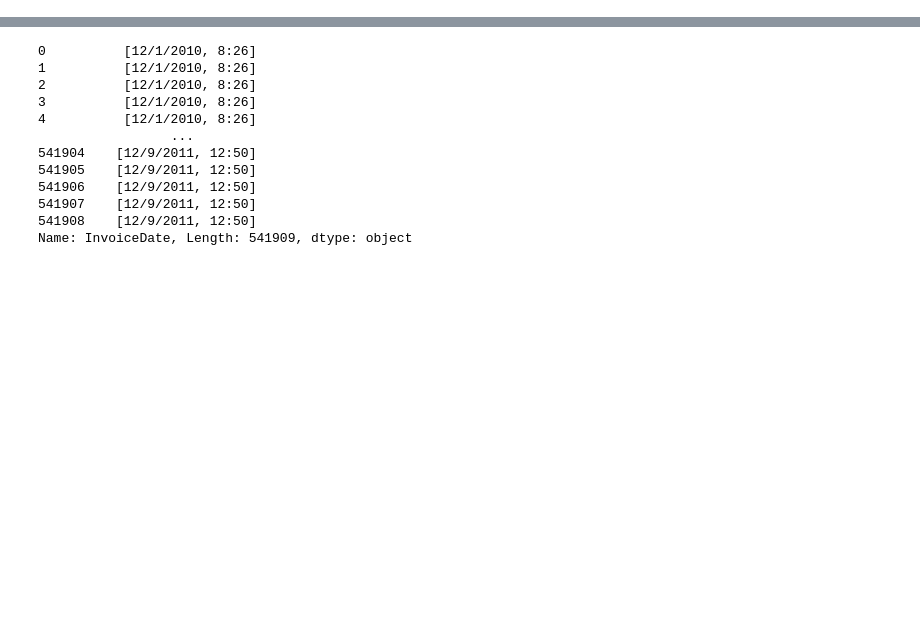
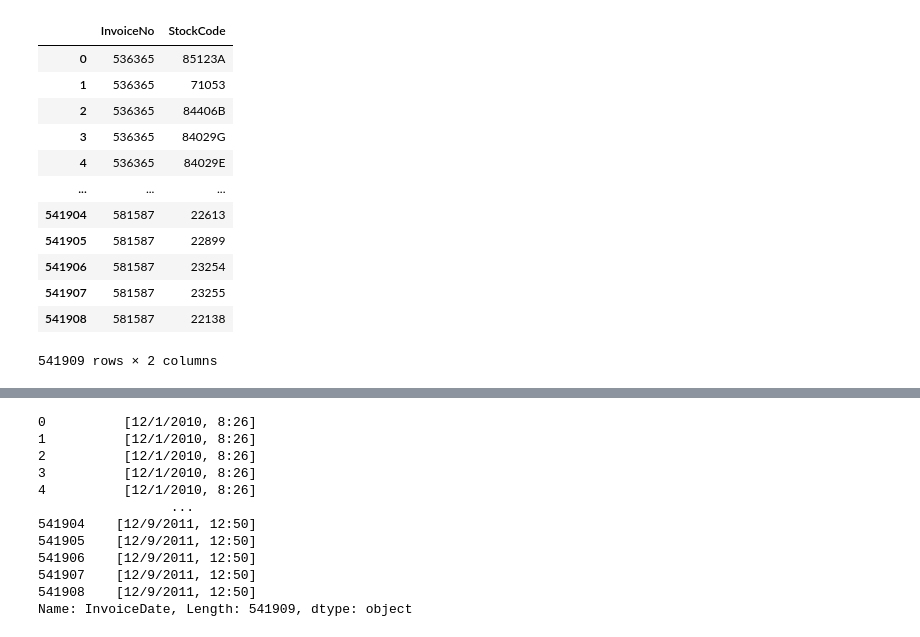
Before and after one commit to anishranjan28/CSP_571_FinalProj, a Jupyter notebook: models/DataImport.ipynb, the cells around one changed output, grey strips where cells are left out. Cells and saved outputs as stored; diff of their text form; code cells hidden in the pictures; blank space fills up the shorter version.

```diff
--- a/models/DataImport.ipynb
+++ b/models/DataImport.ipynb
@@ -7,3 +7,20 @@ online_retail = fetch_ucirepo(id=352)
 # data (as pandas dataframes)
 X = online_retail.data.features
 y = online_retail.data.targets
+# %%
+ids = online_retail.data.ids
+ids
+# %% [output]
+|  | InvoiceNo | StockCode |
+| 0 | 536365 | 85123A |
+| 1 | 536365 | 71053 |
+| 2 | 536365 | 84406B |
+| 3 | 536365 | 84029G |
+| 4 | 536365 | 84029E |
+| ... | ... | ... |
+| 541904 | 581587 | 22613 |
+| 541905 | 581587 | 22899 |
+| 541906 | 581587 | 23254 |
+| 541907 | 581587 | 23255 |
+| 541908 | 581587 | 22138 |
+541909 rows × 2 columns
```
Also changed, not shown: parts of 14 cells of this notebook.
